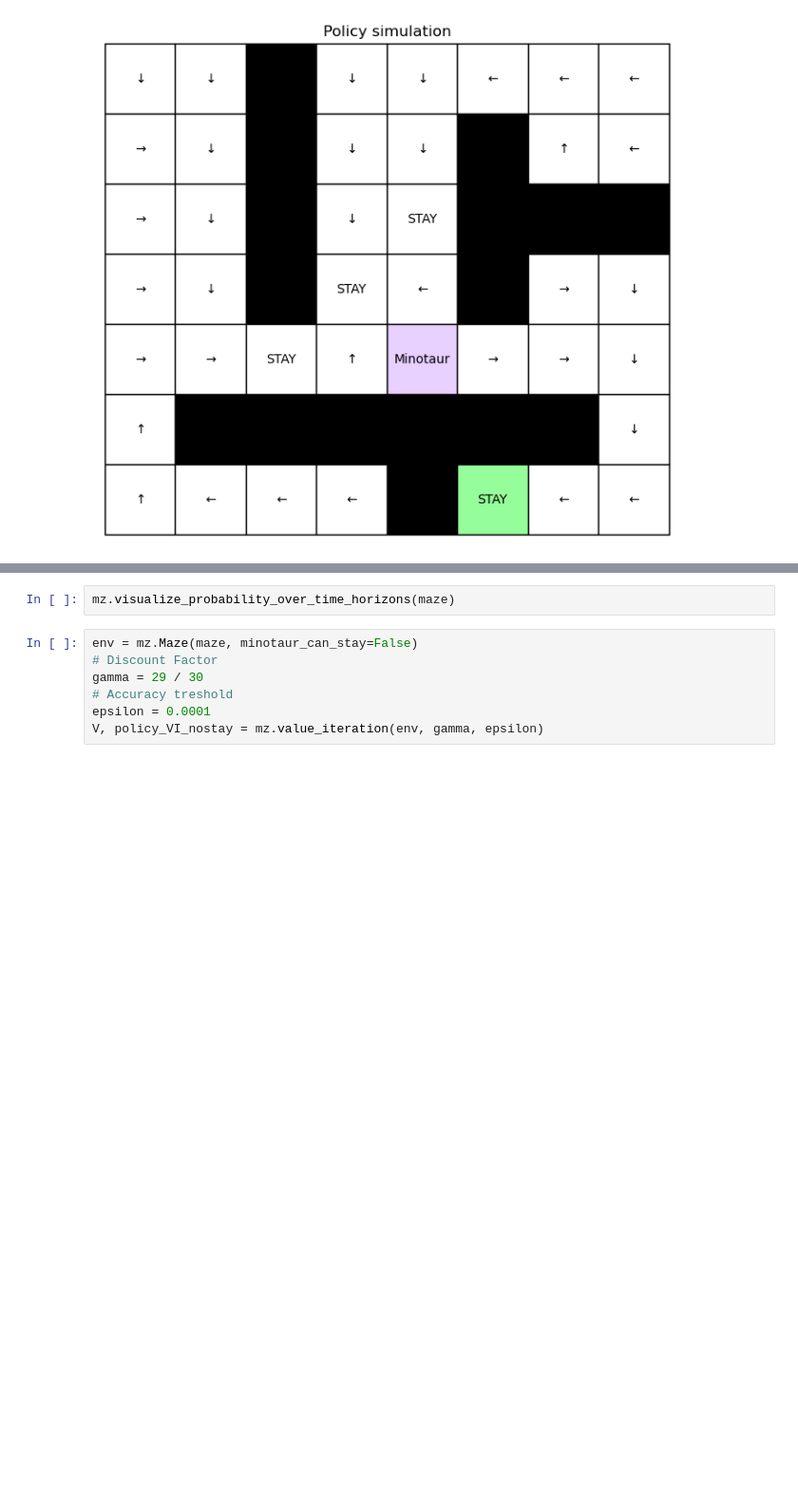
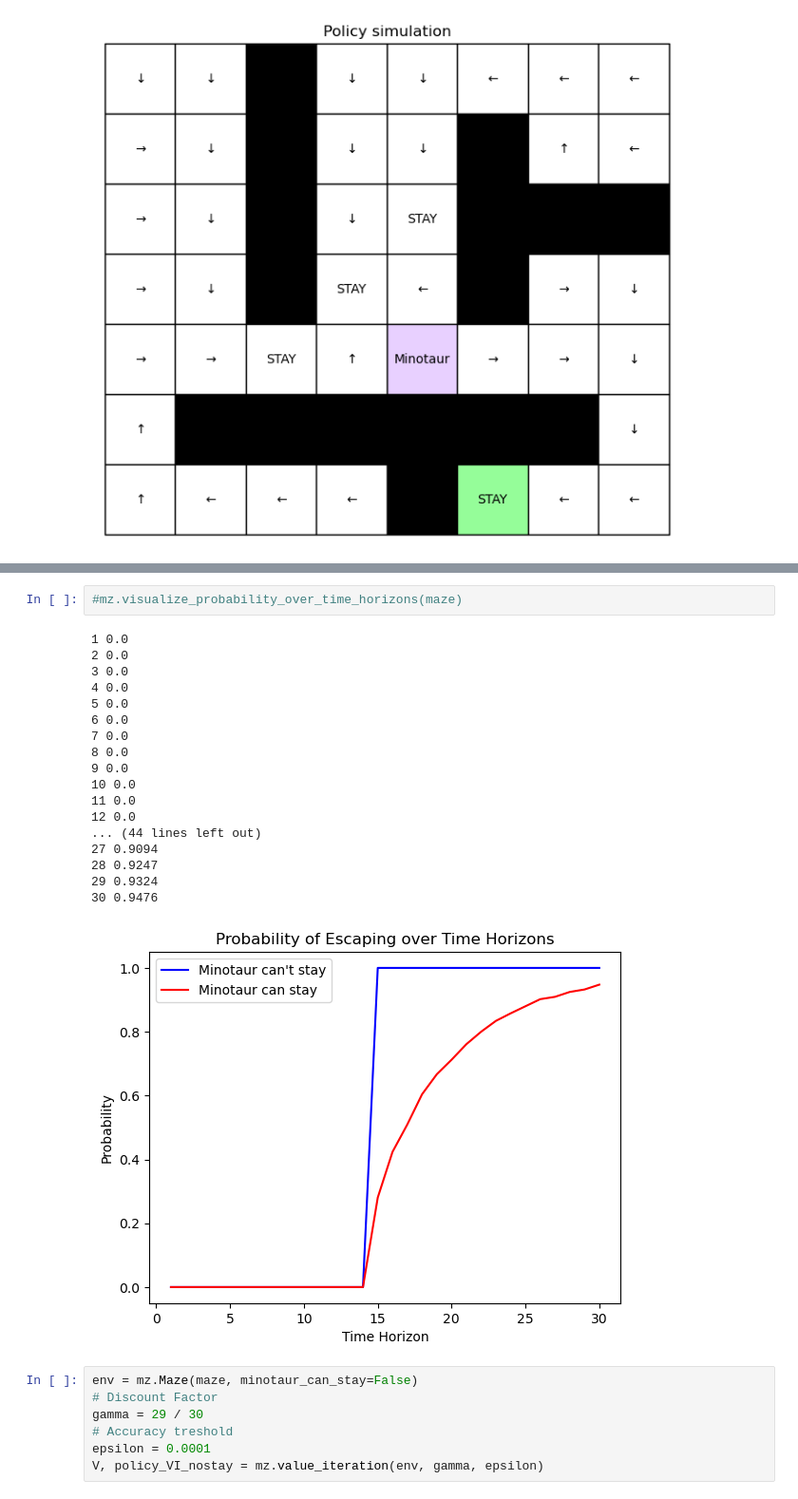
Before and after one commit to KevinArmbruster/ReinforcementLearning, a Jupyter notebook: lab1/problem1/problem_1.ipynb, the cells around one changed output, grey strips where cells are left out. Shown: that part at 95% size. Cells and saved outputs as stored; diff of their text form; blank space fills up the shorter version.

```diff
--- a/lab1/problem1/problem_1.ipynb
+++ b/lab1/problem1/problem_1.ipynb
@@ -52,5 +54,24 @@ mz.animate_solution(maze, path)
 # %%
-mz.visualize_probability_over_time_horizons(maze)
+#mz.visualize_probability_over_time_horizons(maze)
+# %% [output]
+1 0.0
+2 0.0
+3 0.0
+4 0.0
+5 0.0
+6 0.0
+7 0.0
+8 0.0
+9 0.0
+10 0.0
+11 0.0
+12 0.0
+... (44 lines left out)
+27 0.9094
+28 0.9247
+29 0.9324
+30 0.9476
+[figure, added]
 # %%
 env = mz.Maze(maze, minotaur_can_stay=False)
 # Discount Factor
```
Also changed, not shown: parts of 5 cells of this notebook, 3 other files.
